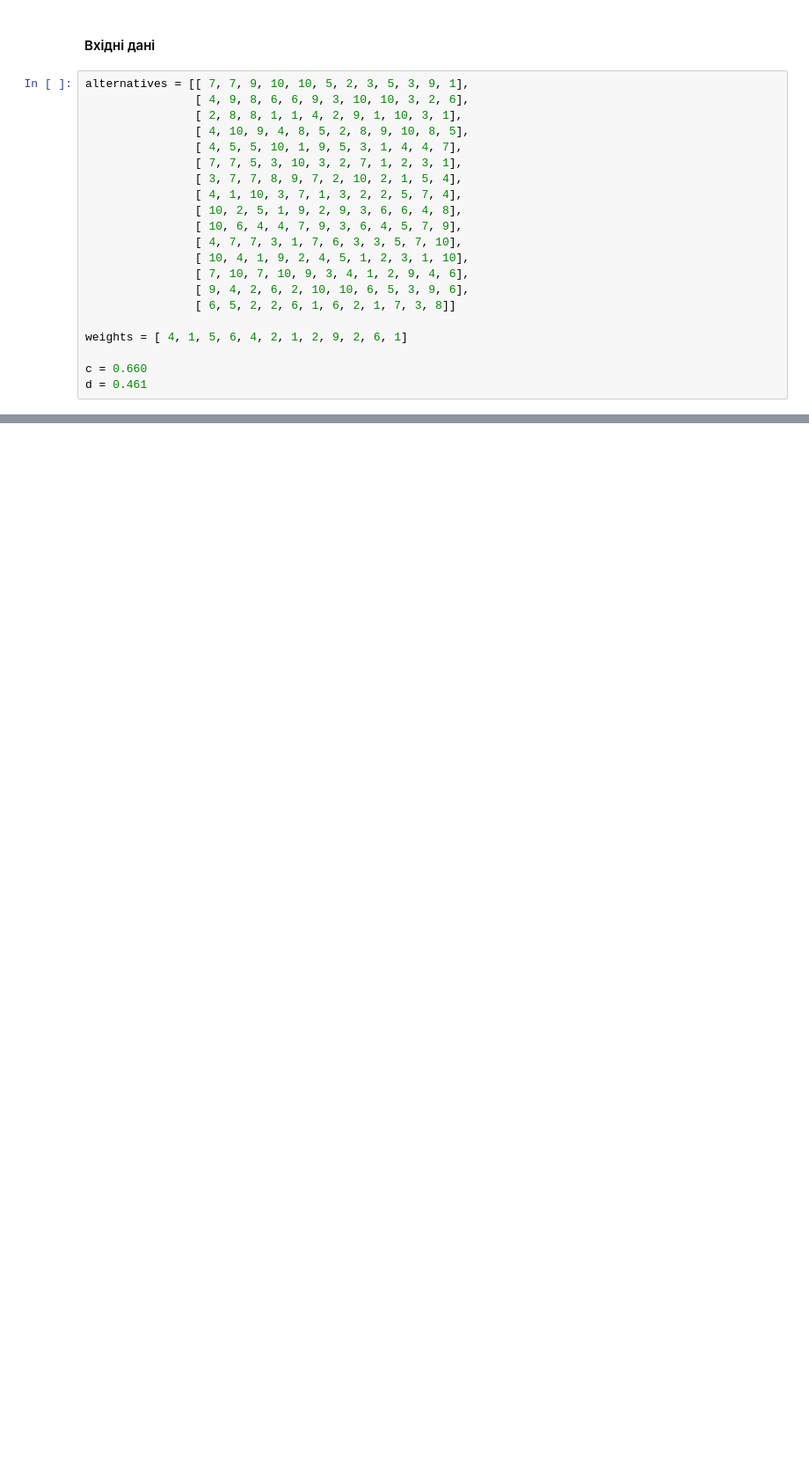
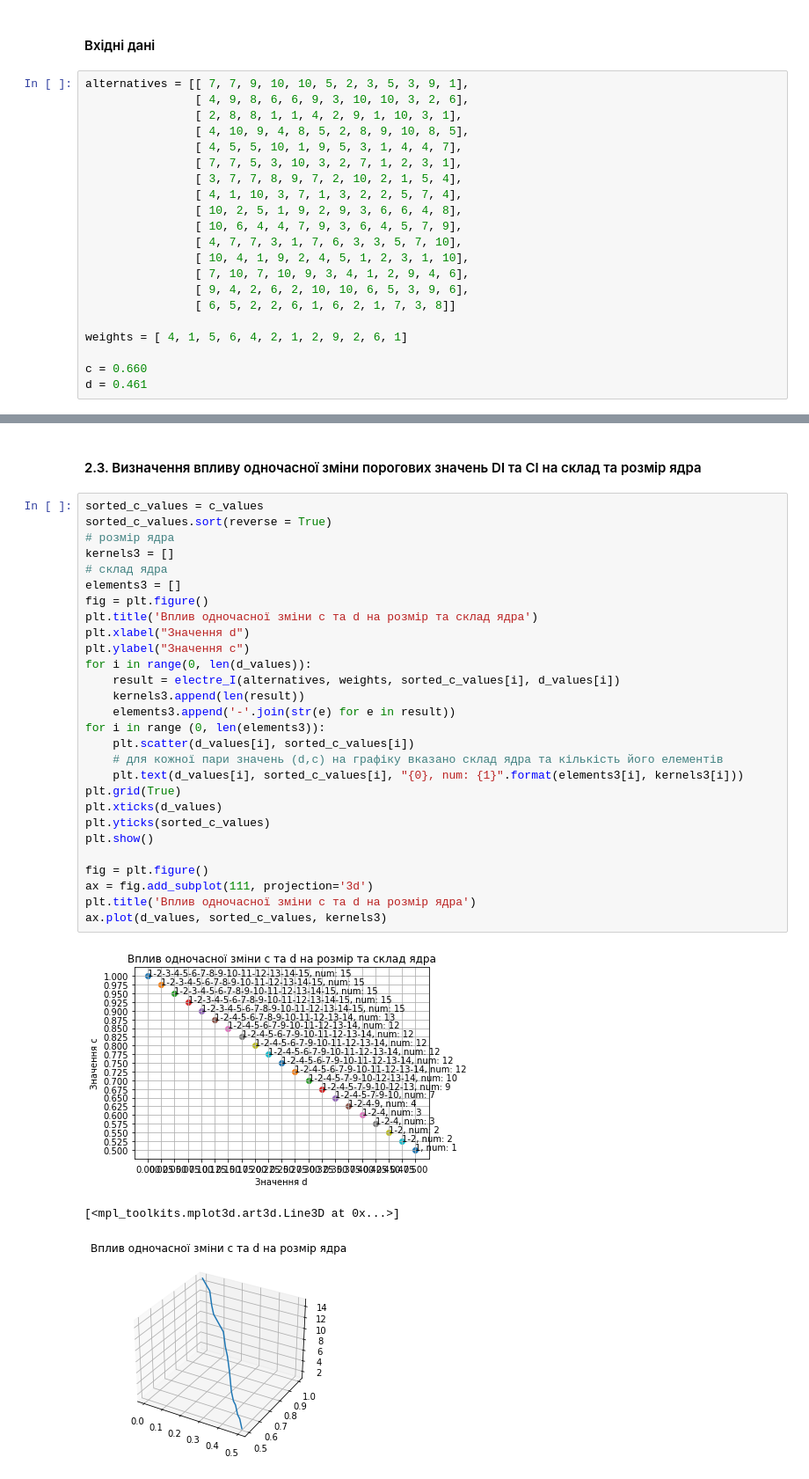
Before and after one commit to ojdmytruk/DecisionTheory_sem7, a Jupyter notebook: TPR_lab4/TPR_lab4.ipynb, the cells around one changed output, grey strips where cells are left out. Shown: that part at 88% size. Cells and saved outputs as stored; diff of their text form; blank space fills up the shorter version.

```diff
--- a/TPR_lab4/TPR_lab4.ipynb
+++ b/TPR_lab4/TPR_lab4.ipynb
@@ -129,0 +204,34 @@ electre_I(alternatives, weights, c, d)
+# %% [markdown]
+#### 2.3. Визначення впливу одночасної зміни порогових значень DI та CI на склад та розмір ядра
+# %%
+sorted_c_values = c_values
+sorted_c_values.sort(reverse = True)
+# розмір ядра
+kernels3 = []
+# склад ядра
+elements3 = []
+fig = plt.figure()
+plt.title('Вплив одночасної зміни c та d на розмір та склад ядра')
+plt.xlabel("Значення d")
+plt.ylabel("Значення c")
+for i in range(0, len(d_values)):
+    result = electre_I(alternatives, weights, sorted_c_values[i], d_values[i])
+    kernels3.append(len(result))
+    elements3.append('-'.join(str(e) for e in result))
+for i in range (0, len(elements3)):
+    plt.scatter(d_values[i], sorted_c_values[i])
+    # для кожної пари значень (d,c) на графіку вказано склад ядра та кількість його елементів
+    plt.text(d_values[i], sorted_c_values[i], "{0}, num: {1}".format(elements3[i], kernels3[i]))
+plt.grid(True)
+plt.xticks(d_values)
+plt.yticks(sorted_c_values)
+plt.show()
+
+fig = plt.figure()
+ax = fig.add_subplot(111, projection='3d')
+plt.title('Вплив одночасної зміни c та d на розмір ядра')
+ax.plot(d_values, sorted_c_values, kernels3)
+# %% [output]
+[figure, added]
+[<mpl_toolkits.mplot3d.art3d.Line3D at 0x...>]
+[figure, added]
```
Also changed, not shown: parts of 7 cells of this notebook, 1 other file.
